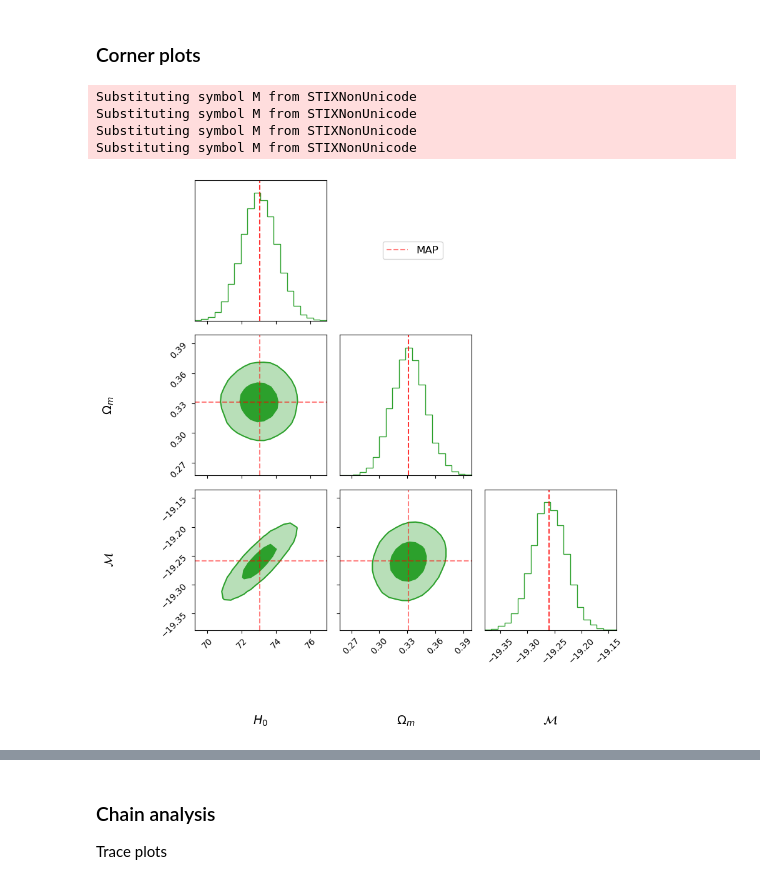
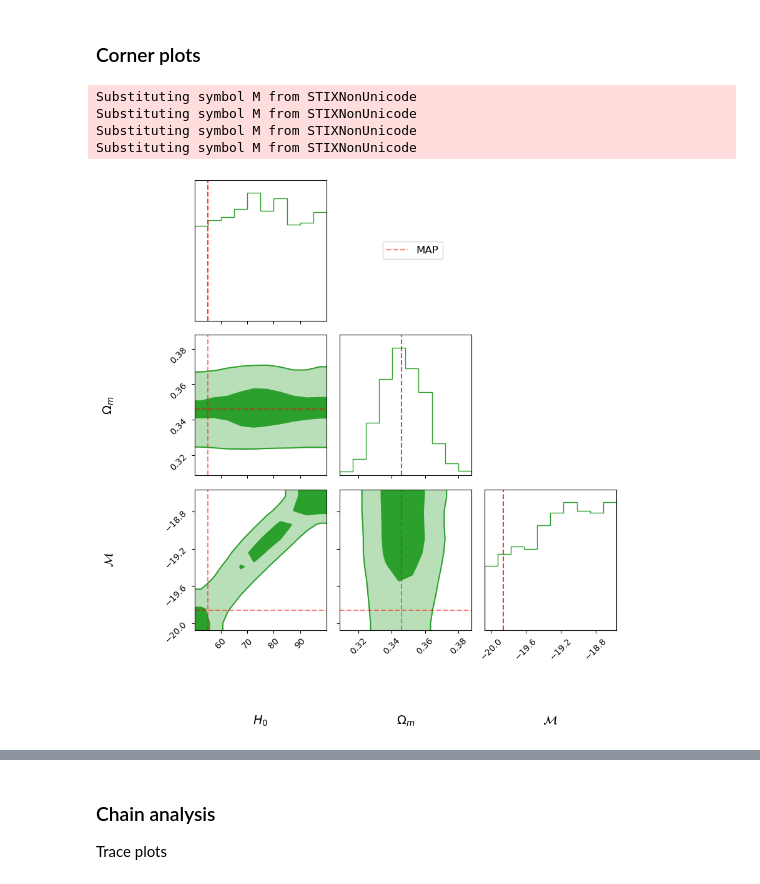
Before and after one commit to danschoe/bayes_stats, a Jupyter notebook: analysis.ipynb, the cells around one changed output, grey strips where cells are left out. Cells and saved outputs as stored; diff of their text form; code cells hidden in the pictures.

```diff
--- a/analysis.ipynb
+++ b/analysis.ipynb
@@ -449,7 +419,7 @@ array([ 73.04002232,   0.30438128,   0.6276276 , -19.25714503])
 # %%
 n_param = 4
-n_walker = 24
-n_step = 3000
+n_walker = 10
+n_step = 30000
 
 start_point = random_gen.normal(
     size=(n_walker, n_param),
@@ -487,7 +457,7 @@ Discard first 8 steps.
 # %%
 n_param = 3
-n_walker = 24
-n_step = 3000
+n_walker = 10
+n_step = 30000
 
 start_point = random_gen.normal(size=(n_walker, n_param), loc=theta_MAP_flat_lcdm, scale=(0.1, 0.01, 0.1))
 with ctx.Pool() as pool:
@@ -506,5 +476,5 @@ Integrated autocorrelation time: [5.13601492 5.22477341 5.08034901]
 # %%
 to_discard = int(max(zeus.AutoCorrTime(sampler_flat_lcdm.get_chain()))*5)
 print(f"Being discarded {to_discard}.")
-chain_flat_lcdm = sampler_flat_lcdm.get_chain(discard=300, flat=True, thin=10)
+chain_flat_lcdm = sampler_flat_lcdm.get_chain(discard=2000, flat=True, thin=300)
 # %% [output]
@@ -844,6 +812,7 @@ def create_corner_plot(
     map_estimates,
     title=None,
     figsize=None,
+    bins=20
 ):
     n_params = samples.shape[1]
 
@@ -856,7 +825,7 @@ def create_corner_plot(
     # Create corner plot
     fig = corner.corner(
         samples,
-        bins=20,
+        bins=bins,
         color="C2",
         labels=param_labels,
         levels=1-np.exp(-0.5*np.array([1, 2])**2),  # 1σ and 2σ contours
@@ -915,17 +884,18 @@ def create_corner_plot(
 # %%
 fig_flat_lcdm = create_corner_plot(
     samples=chain_flat_lcdm,
     param_labels= [r'$H_0$', r'$\Omega_m$', r'$\mathcal{M}$'],
     # title='Flat ΛCDM Model Parameters',
-    map_estimates=theta_MAP_flat_lcdm
+    map_estimates=theta_MAP_flat_lcdm,
+    bins=10
 )
 fig_flat_lcdm.savefig("plots/corner_flat.svg", bbox_inches='tight')
 # %% [output]
 Substituting symbol M from STIXNonUnicode
 Substituting symbol M from STIXNonUnicode
 Substituting symbol M from STIXNonUnicode
 Substituting symbol M from STIXNonUnicode
-[figure, old version]
+[figure, new version]
 # %%
 fig_curved_lcdm = create_corner_plot(
     samples=chain_lcdm,
```
Also changed, not shown: parts of 31 cells of this notebook.
